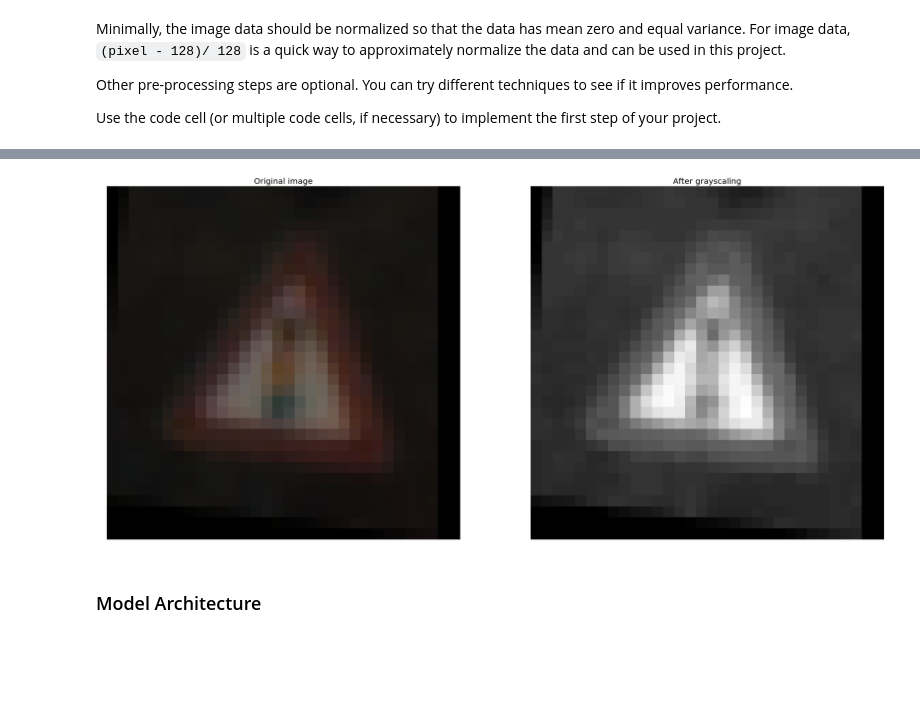
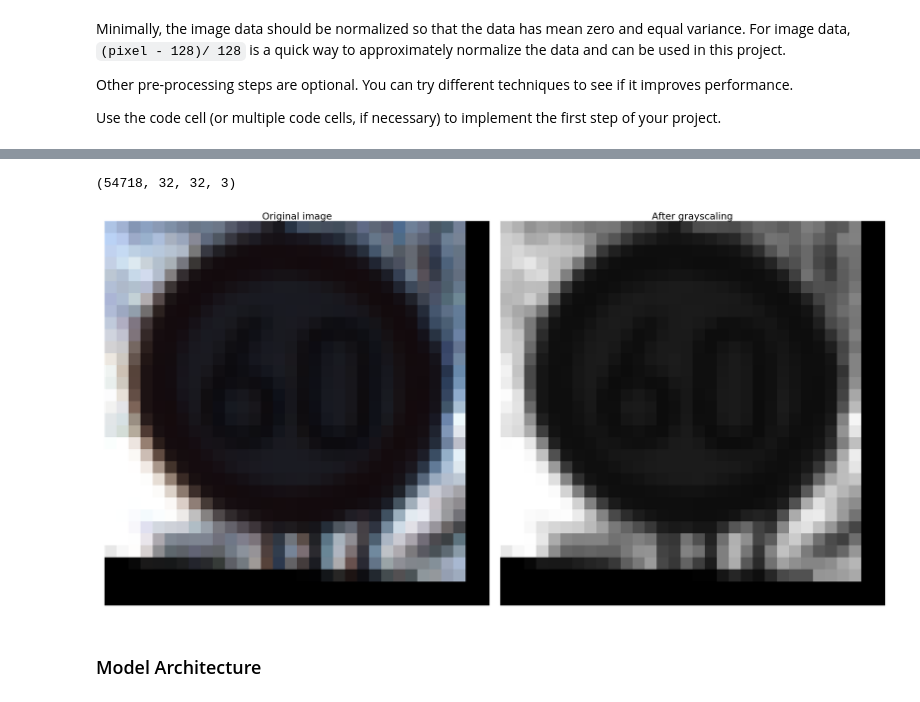
Before and after one commit to xushengyao/CarND-Traffic-Sign-Classifier-Project, a Jupyter notebook: Traffic_Sign_Classifier.ipynb, the cells around one changed output, grey strips where cells are left out. Drawn from its saved outputs; the diff is of its cells as text; code cells hidden in the pictures; blank space fills up the shorter version.

```diff
--- a/Traffic_Sign_Classifier.ipynb
+++ b/Traffic_Sign_Classifier.ipynb
@@ -227,3 +229,28 @@ print(X_train.shape)
+# %%
+# augment current training images
+augmented_features = []
+augmented_labels = []
+for i in range(n_classes):
+    # if class count is less than 1500, augment twice
+    if train_count_dict[i] < 1500:
+        for j in range(n_train):
+            if y_train[j]==i:
+                augmented_features.append(translation_augment(rotate_augment(X_train[j])))
+                augmented_labels.append(y_train[j])
+                augmented_features.append(translation_augment(rotate_augment(X_train[j])))
+                augmented_labels.append(y_train[j])
+    else:
+        for j in range(n_train):
+            if y_train[j]==i:
+                augmented_features.append(translation_augment(rotate_augment(X_train[j])))
+                augmented_labels.append(y_train[j])
+
+print(np.array(augmented_features).shape)
+# append generated data to original data
+X_train = np.append(np.array(X_train), np.array(augmented_features),axis =0)
+y_train = np.append(np.array(y_train), np.array(augmented_labels),axis =0)
+# %% [output]
+(54718, 32, 32, 3)
 # %%
 ### Preprocess the data here. It is required to normalize the data. Other preprocessing steps could include
 ### converting to grayscale, etc.
@@ -235,37 +262,39 @@ X_train, y_train = shuffle(X_train, y_train)
 X_train_org = X_train
 
 def convert_to_grayscale(img):
     gray_img = []
     for i in img:
         gray_img.append(cv2.cvtColor(i, cv2.COLOR_RGB2GRAY))
     return np.reshape(gray_img,(-1,32,32,1))
 
 def normalize(img):
     return (img-128.)/128.
 
 X_train = convert_to_grayscale(X_train)
 X_valid =  convert_to_grayscale(X_valid)
 X_test =  convert_to_grayscale(X_test)
 
-index = np.random.randint(0,2*n_train, size =1)
+# compare a randomly picked image with its grayscaled one
+index = np.random.randint(0, len(X_train))
 plt.figure(1,figsize = (35,35))
 img_org = X_train_org[index].squeeze()
 plt.subplot(1,2,1)
-plt.title('Original image',fontsize = 20)
+plt.title('Original image',fontsize = 30)
 plt.imshow(img_org)
 plt.axis('off')
 
 img = X_train[index].squeeze()
 plt.subplot(1,2,2)
-plt.title('After grayscaling',fontsize = 20)
+plt.title('After grayscaling',fontsize = 30)
 plt.imshow(img,cmap='gray')
 plt.axis('off')
+plt.tight_layout()
 
 X_train = normalize(X_train)
 X_valid =  normalize(X_valid)
 X_test =  normalize(X_test)
 # %% [output]
-[figure, old version]
+[figure, new version]
 # %% [markdown]
 ### Model Architecture
 # %%
```
Also changed, not shown: parts of 12 cells of this notebook, 3 other files.
